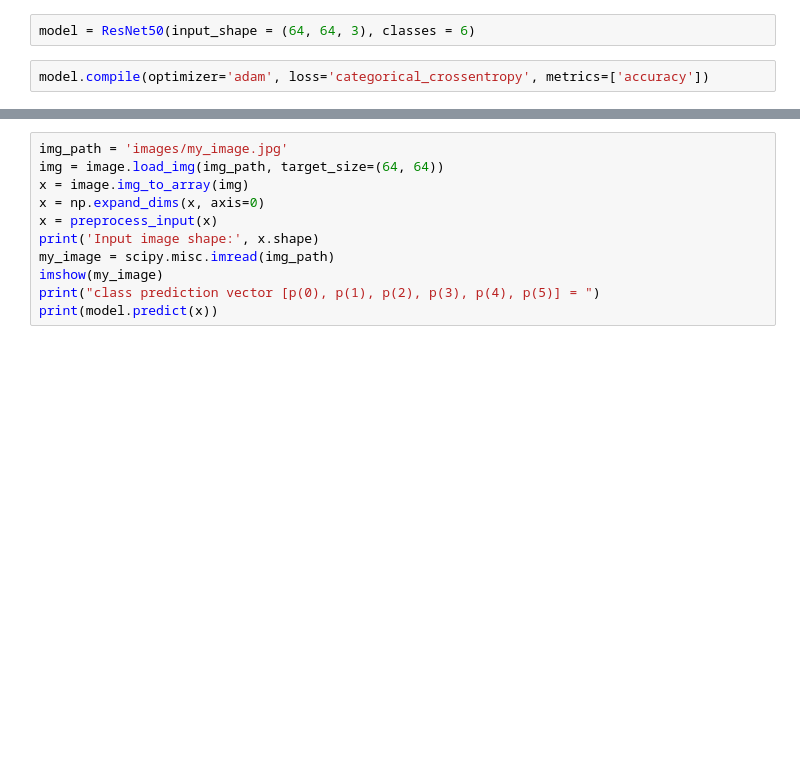
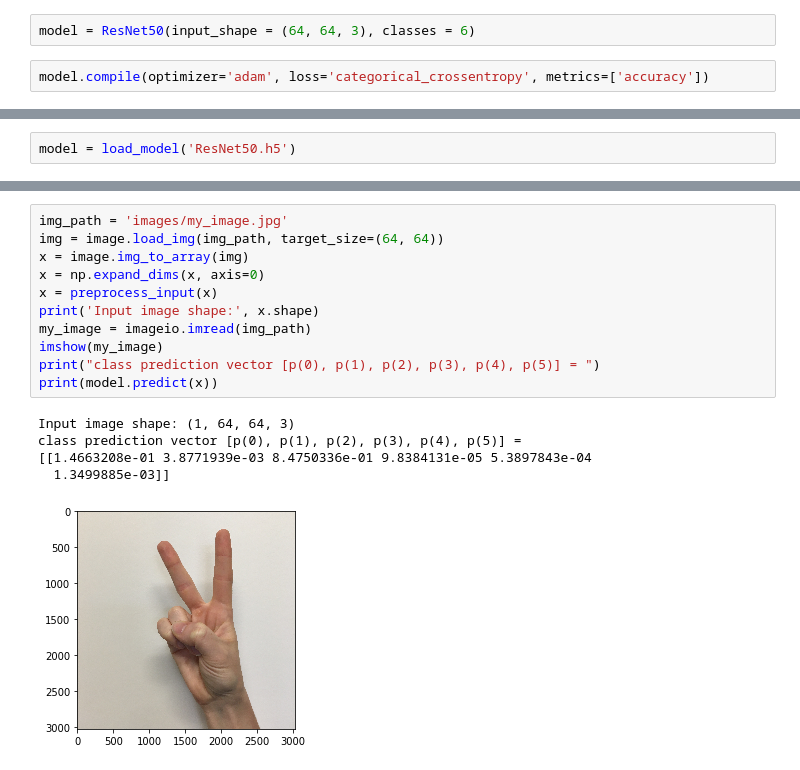
Before and after one commit to manankshastri/resnets-signs, a Jupyter notebook: Untitled.ipynb, the cells around one changed output, grey strips where cells are left out. Saved outputs shown, nothing was run; the diff lists cells and outputs as text; blank space fills up the shorter version.

```diff
--- a/Untitled.ipynb
+++ b/Untitled.ipynb
@@ -225,3 +230,5 @@ model.fit(X_train, Y_train, epochs = 10, batch_size = 32)
+# %%
+model = load_model('ResNet50.h5')
 # %%
 preds = model.evaluate(X_test, Y_test)
 print ("Loss = " + str(preds[0]))
@@ -229,11 +240,17 @@ print ("Test Accuracy = " + str(preds[1]))
 # %%
 img_path = 'images/my_image.jpg'
 img = image.load_img(img_path, target_size=(64, 64))
 x = image.img_to_array(img)
 x = np.expand_dims(x, axis=0)
 x = preprocess_input(x)
 print('Input image shape:', x.shape)
-my_image = scipy.misc.imread(img_path)
+my_image = imageio.imread(img_path)
 imshow(my_image)
 print("class prediction vector [p(0), p(1), p(2), p(3), p(4), p(5)] = ")
 print(model.predict(x))
+# %% [output]
+Input image shape: (1, 64, 64, 3)
+class prediction vector [p(0), p(1), p(2), p(3), p(4), p(5)] =
+[[1.4663208e-01 3.8771939e-03 8.4750336e-01 9.8384131e-05 5.3897843e-04
+  1.3499885e-03]]
+[figure, added]
```
Also changed, not shown: parts of 8 cells of this notebook.
